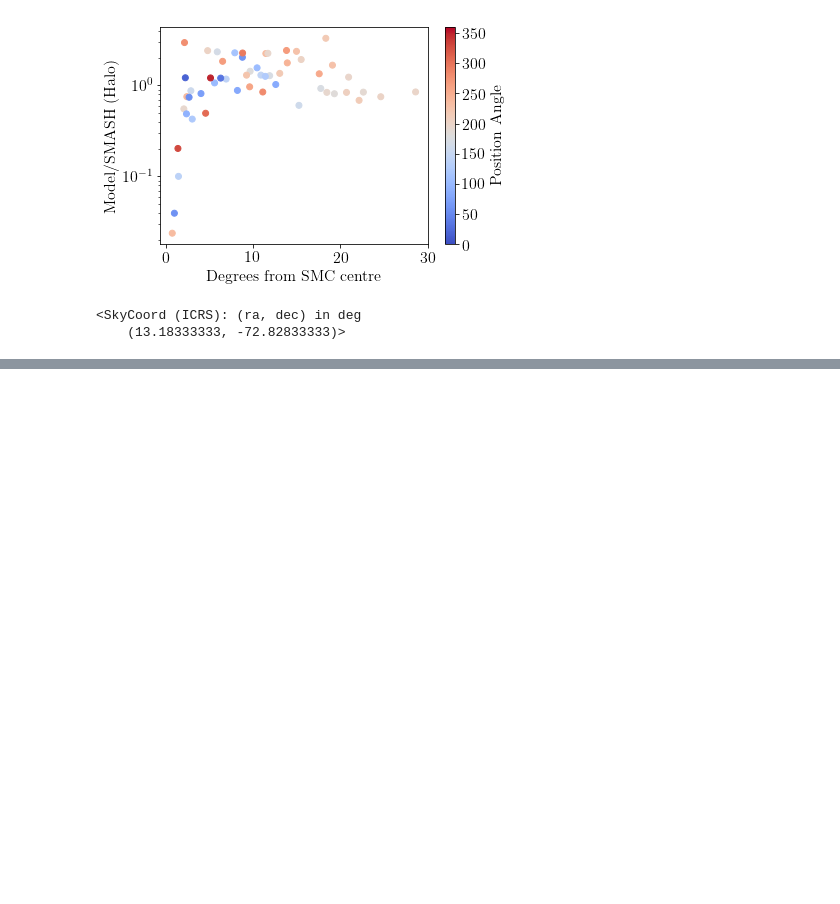
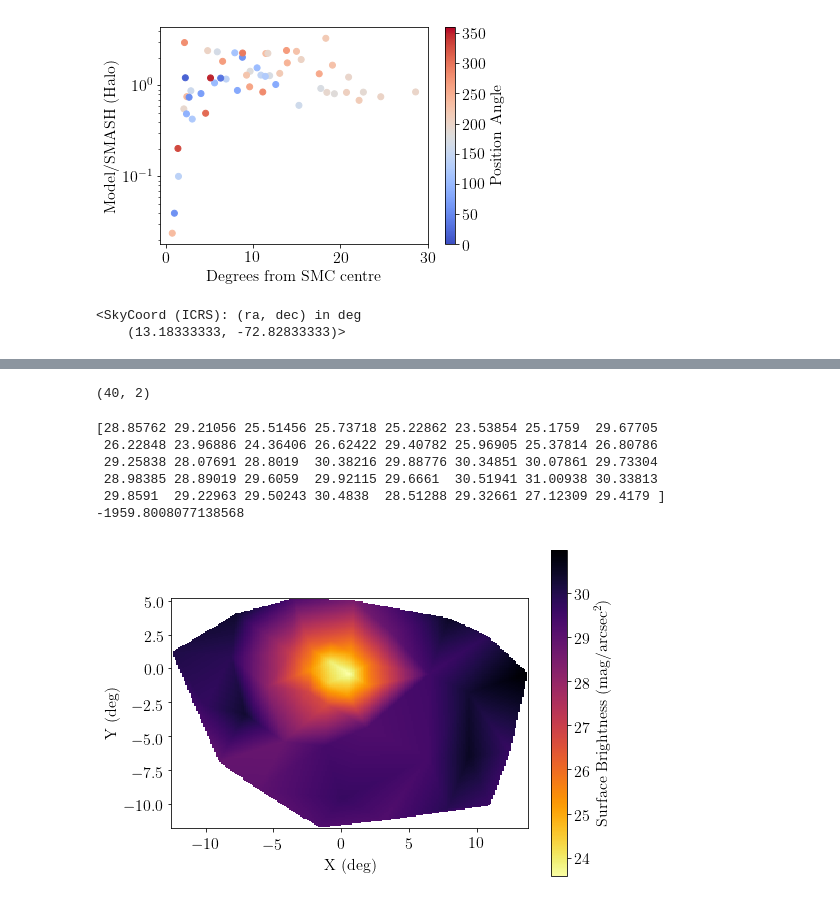
Before and after one commit to pmassana/smc_smash, a Jupyter notebook: Surface_brightness.ipynb, the cells around one changed output, grey strips where cells are left out. Drawn from its saved outputs; the diff is of its cells as text; code cells hidden in the pictures; blank space fills up the shorter version.

```diff
--- a/Surface_brightness.ipynb
+++ b/Surface_brightness.ipynb
@@ -870,0 +872,3 @@ SMC_center
+# %%
+SB_data = np.loadtxt('/user/HS128/pm00518/Documents/PhD/CMD_SMASH/SB_data_errors_mesa_decam.dat')
+print SB_data
@@ -870,0 +893,45 @@ SMC_center
+# %%
+# We decided to make the plot in Cartesian coordinates, where the centre is the centre of the SMC.
+# So, we convert our polar coordinates to cartesian.
+smc_x = SB_data[:,1] * np.cos(np.deg2rad(SB_data[:,2])+np.pi/2)
+smc_y = SB_data[:,1] * np.sin(np.deg2rad(SB_data[:,2])+np.pi/2)
+points = np.stack((smc_x, smc_y)).T
+print points.shape
+mesh_x, mesh_y = np.meshgrid(smc_x, smc_y)
+# %% [output]
+(40, 2)
+# %%
+
+#x_grid, y_grid = np.meshgrid(smc_x, smc_y)
+new_x = np.linspace(np.min(smc_x), np.max(smc_x), 200)
+new_y = np.linspace(np.min(smc_y), np.max(smc_y), 200)
+x_grid, y_grid = np.meshgrid(new_x,new_y)
+
+#f = interpolate.interp2d(smc_x, smc_y, SB_data[:,3], kind = 'quintic')
+inter_results = interpolate.griddata(points, SB_data[:,3], (x_grid, y_grid))
+
+print SB_data[:,3]
+new_z = f(new_x, new_y)
+print np.min(new_z)
+#print f([0,1], [0,1])
+
+fig = plt.figure(figsize = (8,6))
+#plt.scatter(smc_x, smc_y, c = SB_data[:,3], cmap = 'inferno_r', s = 200)
+
+plt.imshow(inter_results, cmap = 'inferno_r', extent = [np.min(smc_x), np.max(smc_x), np.min(smc_y), np.max(smc_y)], origin = 'lower')
+plt.xlabel('X (deg)')
+plt.ylabel('Y (deg)')
+cb_legend = plt.colorbar()
+cb_legend.set_label('Surface Brightness (mag/arcsec$^2$)')
+
+plt.savefig('/user/HS128/pm00518/Documents/PhD/CMD_SMASH/Plots/SMC_map.png')
+plt.show()
+plt.close()
+# %% [output]
+[28.85762 29.21056 25.51456 25.73718 25.22862 23.53854 25.1759  29.67705
+ 26.22848 23.96886 24.36406 26.62422 29.40782 25.96905 25.37814 26.80786
+ 29.25838 28.07691 28.8019  30.38216 29.88776 30.34851 30.07861 29.73304
+ 28.98385 28.89019 29.6059  29.92115 29.6661  30.51941 31.00938 30.33813
+ 29.8591  29.22963 29.50243 30.4838  28.51288 29.32661 27.12309 29.4179 ]
+-1959.8008077138568
+[figure, added]
```
Also changed, not shown: parts of 19 cells of this notebook.
